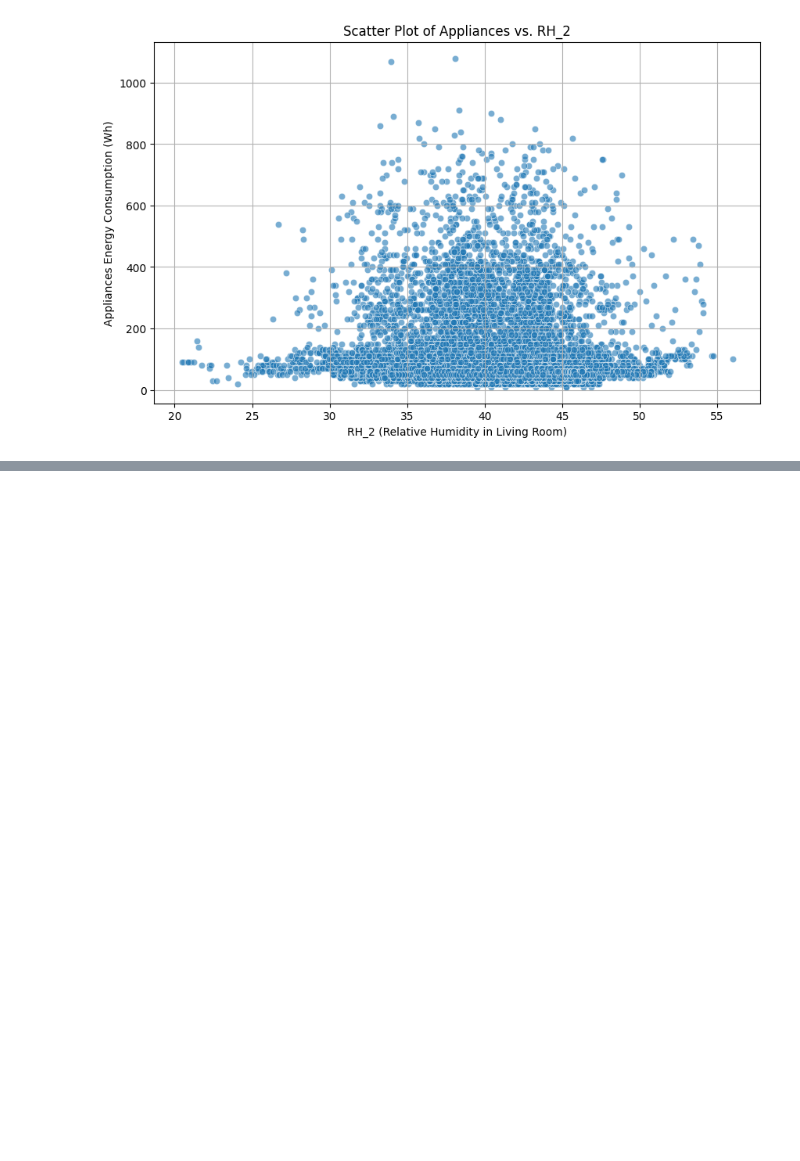
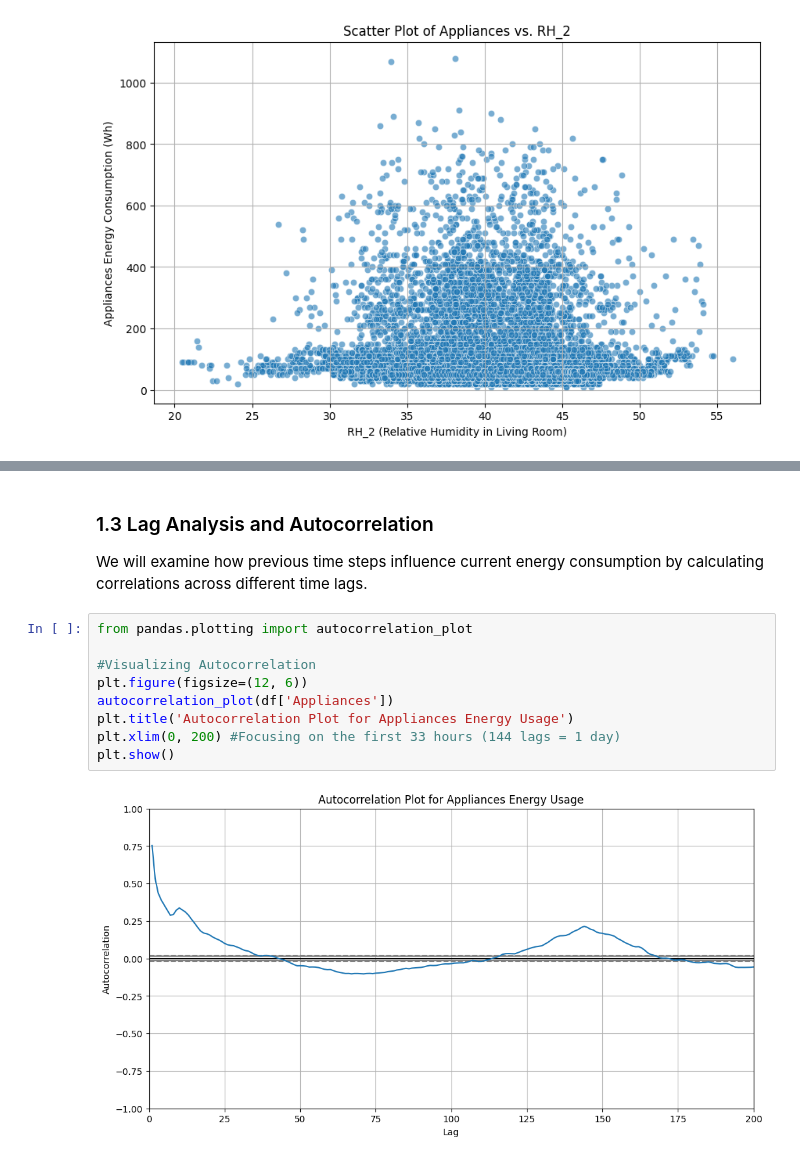
Before and after one commit to Pamindu-Rashmitha/Appliance-Energy-Prediction, a Jupyter notebook: notebooks/EDA.ipynb, the cells around one changed output, grey strips where cells are left out. Cells and saved outputs as stored; diff of their text form; blank space fills up the shorter version.

```diff
--- a/notebooks/EDA.ipynb
+++ b/notebooks/EDA.ipynb
@@ -164,0 +274,14 @@ plt.show()
+# %% [markdown]
+### 1.3 Lag Analysis and Autocorrelation
+We will examine how previous time steps influence current energy consumption by calculating correlations across different time lags.
+# %%
+from pandas.plotting import autocorrelation_plot
+
+#Visualizing Autocorrelation
+plt.figure(figsize=(12, 6))
+autocorrelation_plot(df['Appliances'])
+plt.title('Autocorrelation Plot for Appliances Energy Usage')
+plt.xlim(0, 200) #Focusing on the first 33 hours (144 lags = 1 day)
+plt.show()
+# %% [output]
+[figure, added]
```
Also changed, not shown: parts of 20 cells of this notebook.
